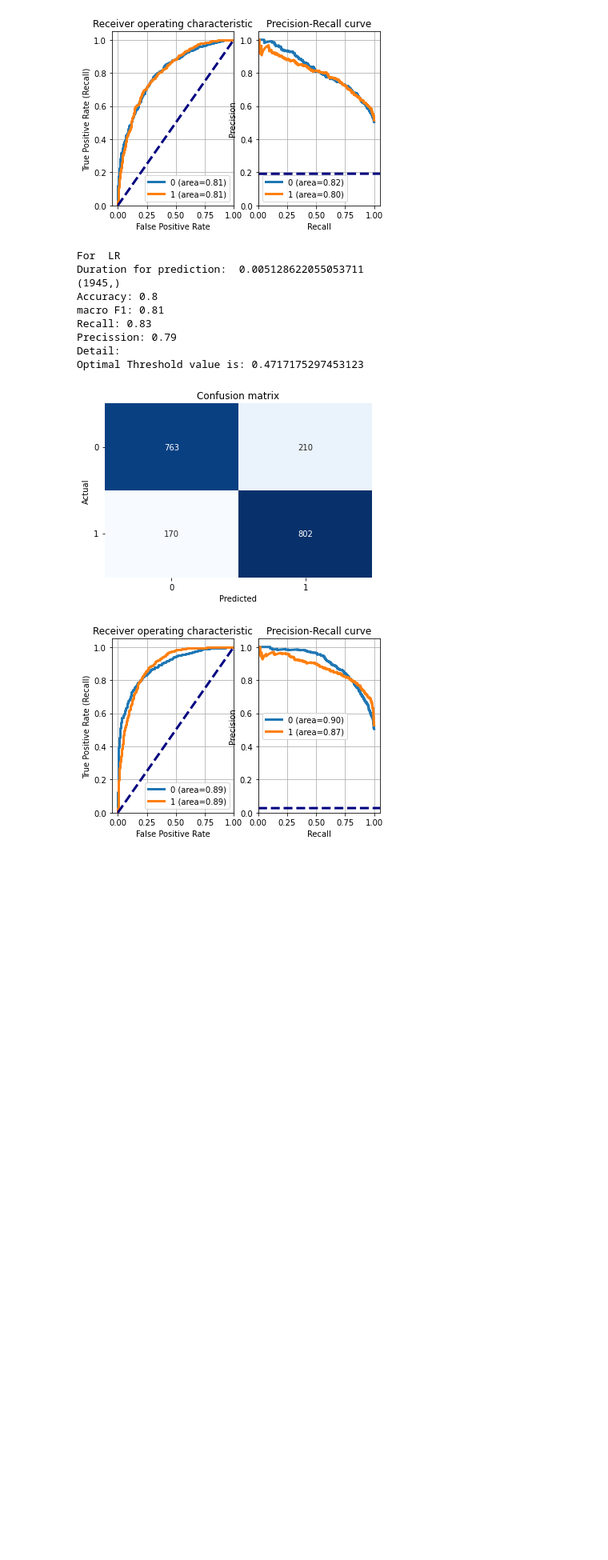
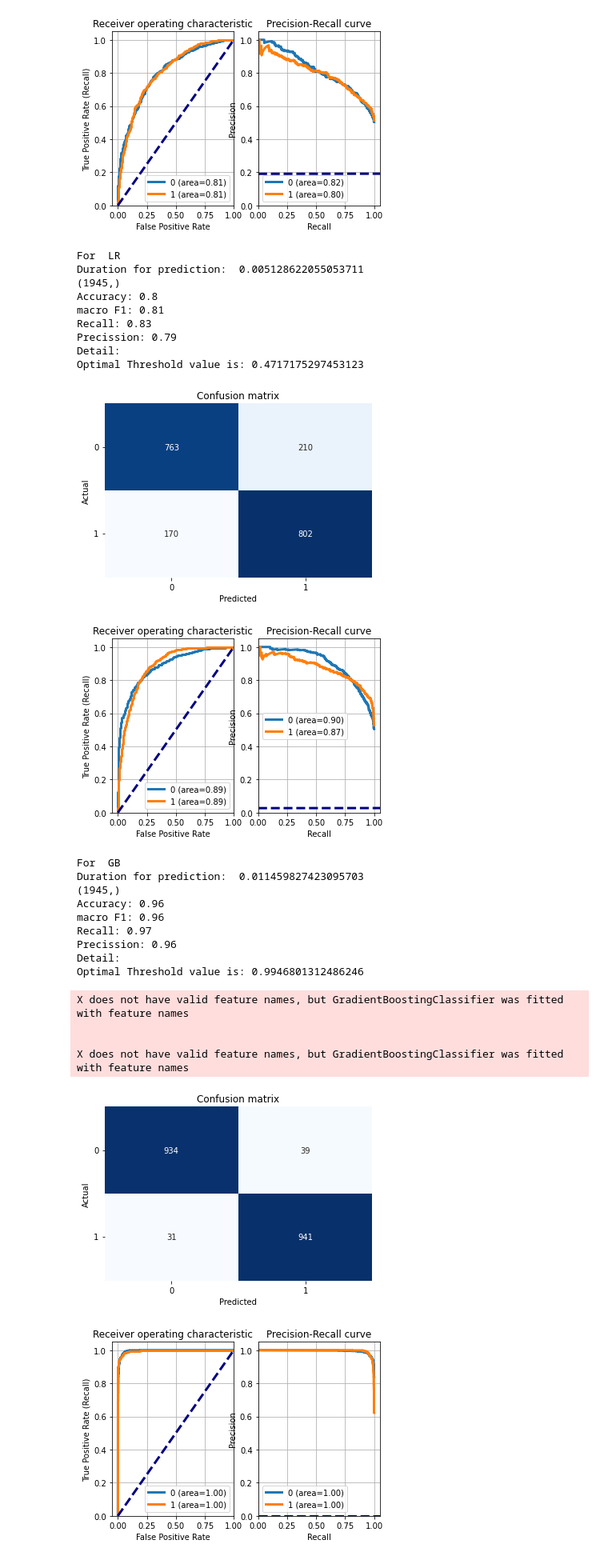
Before and after one commit to icsd13152/StrokePrediction_EDA_ML, a Jupyter notebook: StrokePrediction/src/Stroke Prediction EDA and ML prediction.ipynb, the cells around one changed output. Shown at 80% size. Saved outputs shown, nothing was run; the diff lists cells and outputs as text; code cells hidden in the pictures; blank space fills up the shorter version.

```diff
--- a/StrokePrediction/src/Stroke Prediction EDA and ML prediction.ipynb
+++ b/StrokePrediction/src/Stroke Prediction EDA and ML prediction.ipynb
@@ -721,6 +721,12 @@ h_map
  5. bmi
  6. hypertension
  7. Heart_disease
+# %%
+# data = pd.read_csv('../Dataset/healthcare-dataset-stroke-data.csv')
+# data = FillWithMean(data)
+# data.drop(['id'], axis=1, inplace=True)
+X_test = np.load('testsetX_as_nparray.npy')
+y_test = np.load('testsetY_as_nparray.npy')
 # %% [markdown]
 # Fill nan values with mean of BMI
 # %% [markdown]
@@ -763,18 +763,18 @@ data['work_type']=data['work_type'].apply(func1)
 
 data['smoking_status']=data['smoking_status'].apply(func2)
 # %%
-Xorig = data.drop(['stroke'], axis=1)
-yorig = data.stroke
-sm = SMOTE(random_state=0)
-X, y = sm.fit_resample(Xorig, yorig)
-print("Total: ", X.shape)
-# X_train, X_test, y_train, y_test = train_test_split(X, y, test_size=0.2, random_state=42)
-X_train, X_test, y_train, y_test = train_test_split(X, y, test_size = 0.2, random_state = 42,stratify=y)
+# Xorig = data.drop(['stroke'], axis=1)
+# yorig = data.stroke
+# sm = SMOTE(random_state=0)
+# X, y = sm.fit_resample(Xorig, yorig)
+# print("Total: ", X.shape)
+# # X_train, X_test, y_train, y_test = train_test_split(X, y, test_size=0.2, random_state=42)
+# X_train, X_test, y_train, y_test = train_test_split(X, y, test_size = 0.2, random_state = 42,stratify=y)
 
-X_train, X_val, y_train, y_val = train_test_split(X_train, y_train, test_size = 0.1, random_state = 42,stratify=y_train)
+# X_train, X_val, y_train, y_val = train_test_split(X_train, y_train, test_size = 0.1, random_state = 42,stratify=y_train)
 
-print("train: ",X_train.shape)
-print("val: ",X_val.shape)
+# print("train: ",X_train.shape)
+# print("val: ",X_val.shape)
 print("test: ",X_test.shape)
 scaler = joblib.load('./models/WithChi2/scaler_BMI_Chi2.sav')
 X_test = scaler.transform(X_test)
@@ -846,7 +844,7 @@ def getMetrics(clf,name):
     y_pred2 = clf.predict(X_test)
     duration = time.time()-start
     print("Duration for prediction: ",duration )
-    classes = np.unique(y_val)
+    classes = np.unique(y_test)
     y_test_array = pd.get_dummies(y_test, drop_first=False).values
     print(y_test.shape)
     ## Accuracy, Precision, Recall
@@ -1460,3 +1455,32 @@ Detail:
 Optimal Threshold value is: 0.4717175297453123
 [figure]
 [figure]
+# %%
+filenameLR_BMI_NoChi2 = './models/WithoutChi2/LR_BMI_NoChi2_noscaler.sav'
+filenameSVM_BMI_NoChi2 = './models/WithoutChi2/SVM_BMI_NoChi2_noscaler.sav'
+filenameRF_BMI_NoChi2 = './models/WithoutChi2/RF_BMI_NoChi2_noscaler.sav'
+filenameGB_BMI_NoChi2 = './models/WithoutChi2/GB_BMI_NoChi2_noscaler.sav'
+filenameNB_BMI_NoChi2 = './models/WithoutChi2/NB_BMI_NoChi2_noscaler.sav'
+GB1 = joblib.load(filenameGB_BMI_NoChi2)
+RF1 = joblib.load(filenameRF_BMI_NoChi2)
+LR1 = joblib.load(filenameLR_BMI_NoChi2)
+SVM1 = joblib.load(filenameSVM_BMI_NoChi2)
+NB1 = joblib.load(filenameNB_BMI_NoChi2)
+# %%
+getMetrics(GB1,"GB")
+# %% [output]
+For  GB
+Duration for prediction:  0.011459827423095703
+(1945,)
+Accuracy: 0.96
+macro F1: 0.96
+Recall: 0.97
+Precission: 0.96
+Detail:
+Optimal Threshold value is: 0.9946801312486246
+X does not have valid feature names, but GradientBoostingClassifier was fitted with feature names
+
+
+X does not have valid feature names, but GradientBoostingClassifier was fitted with feature names
+[figure, added]
+[figure, added]
```
Also changed, not shown: parts of 8 cells of this notebook, 14 other files.
